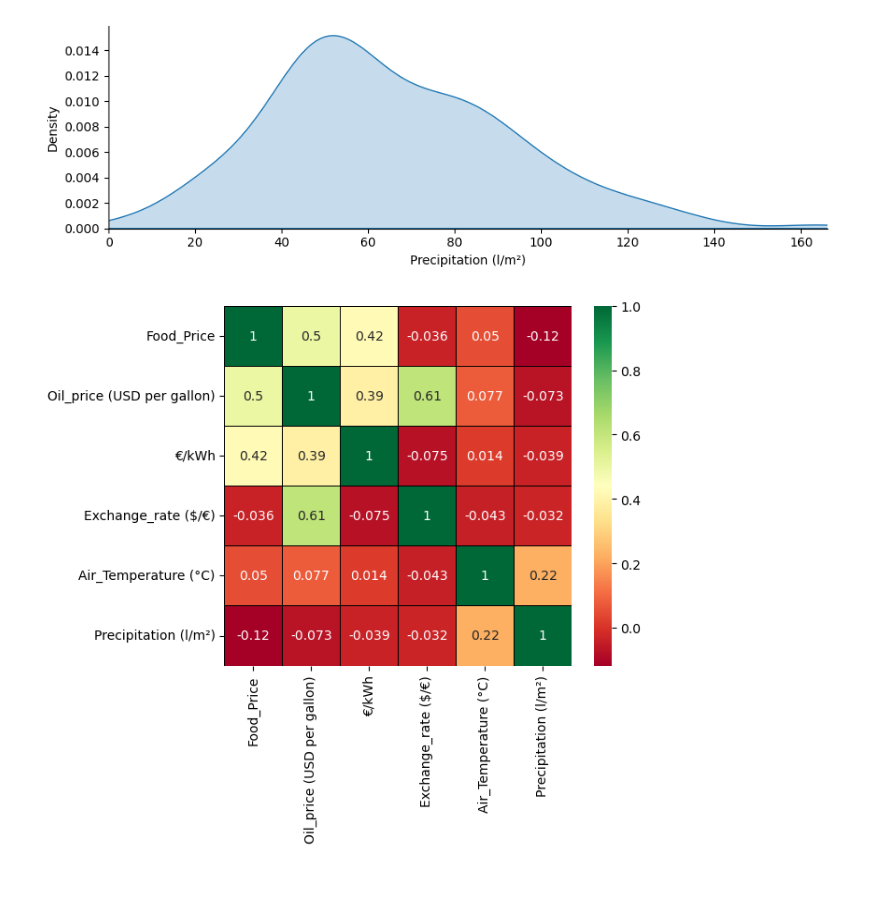
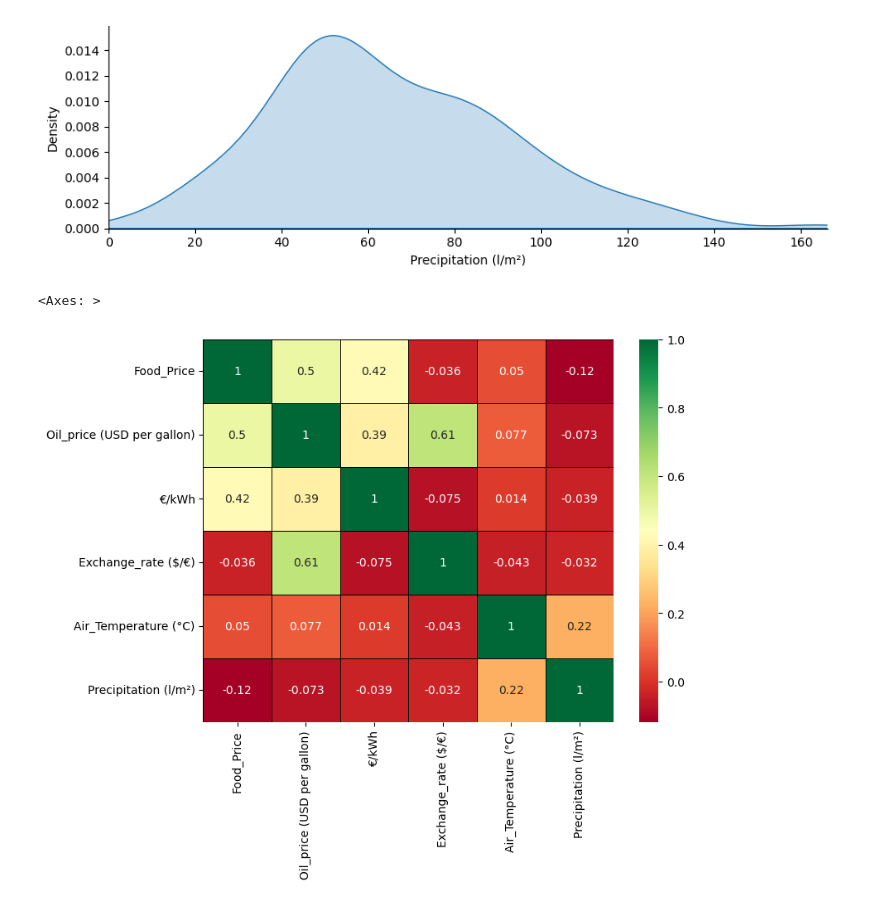
Before and after one commit to TechLabs-Ruhr/Food-price-forecast, a Jupyter notebook: Datasets/Correlation_diagram.ipynb, the cells around one changed output. Drawn from its saved outputs; the diff is of its cells as text; code cells hidden in the pictures.

```diff
--- a/Datasets/Correlation_diagram.ipynb
+++ b/Datasets/Correlation_diagram.ipynb
@@ -37,8 +28,8 @@ plt.show()
 # %% [output]
 [figure]
 # %%
-plt.subplots(figsize=(6,5))
+plt.subplots(figsize=(8,6))
 sns.heatmap(df.corr(numeric_only = True), annot=True, cmap="RdYlGn", cbar=True, linecolor='black', linewidths=0.5)
-plt.show()
 # %% [output]
+<Axes: >
-[figure, old version]
+[figure, new version]
```
Also changed, not shown: parts of 3 cells of this notebook, 33 other files.
